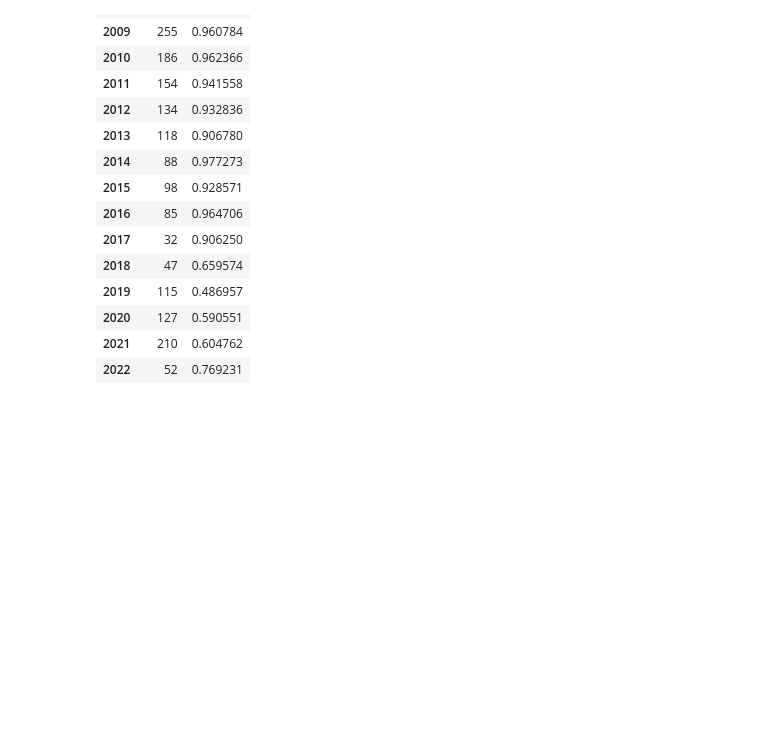
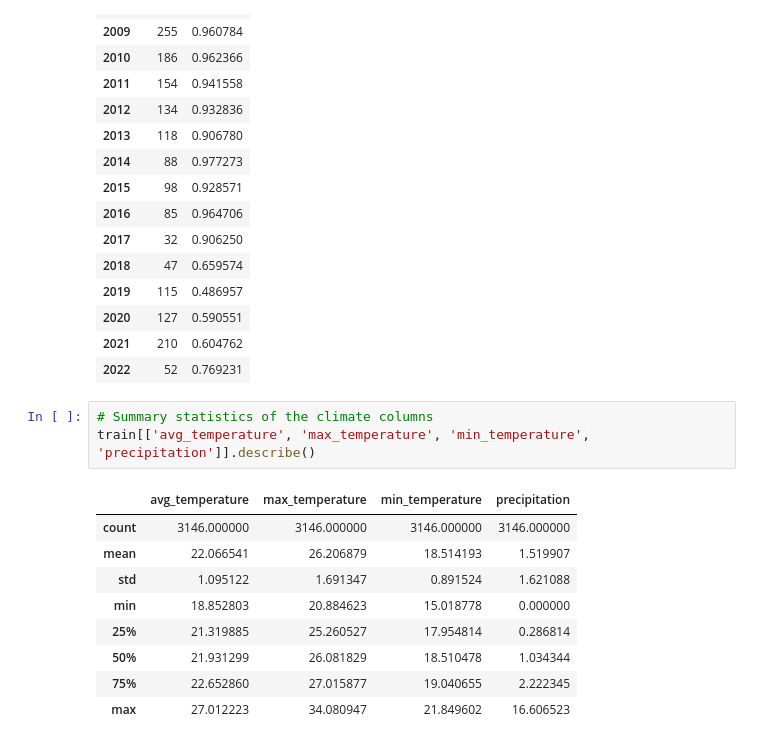
Before and after one commit to godfreymiracle-cmd/climate-risk-health-prediction, a Jupyter notebook: Climate-Sensitive Mortality Prediction.ipynb, the cells around one changed output. Cells and saved outputs as stored; diff of their text form; blank space fills up the shorter version.

Commit message:
Complete exploration of age, year, location and climate columns

```diff
--- a/Climate-Sensitive Mortality Prediction.ipynb
+++ b/Climate-Sensitive Mortality Prediction.ipynb
@@ -308,3 +308,16 @@ young.groupby('year')['is_climate_sensitive'].agg(['count', 'mean'])
 | 2020 | 127 | 0.590551 |
 | 2021 | 210 | 0.604762 |
 | 2022 | 52 | 0.769231 |
+# %%
+# Summary statistics of the climate columns
+train[['avg_temperature', 'max_temperature', 'min_temperature', 'precipitation']].describe()
+# %% [output]
+|  | avg_temperature | max_temperature | min_temperature | precipitation |
+| count | 3146.000000 | 3146.000000 | 3146.000000 | 3146.000000 |
+| mean | 22.066541 | 26.206879 | 18.514193 | 1.519907 |
+| std | 1.095122 | 1.691347 | 0.891524 | 1.621088 |
+| min | 18.852803 | 20.884623 | 15.018778 | 0.000000 |
+| 25% | 21.319885 | 25.260527 | 17.954814 | 0.286814 |
+| 50% | 21.931299 | 26.081829 | 18.510478 | 1.034344 |
+| 75% | 22.652860 | 27.015877 | 19.040655 | 2.222345 |
+| max | 27.012223 | 34.080947 | 21.849602 | 16.606523 |
```
Also changed, not shown: parts of 1 cell of this notebook.
